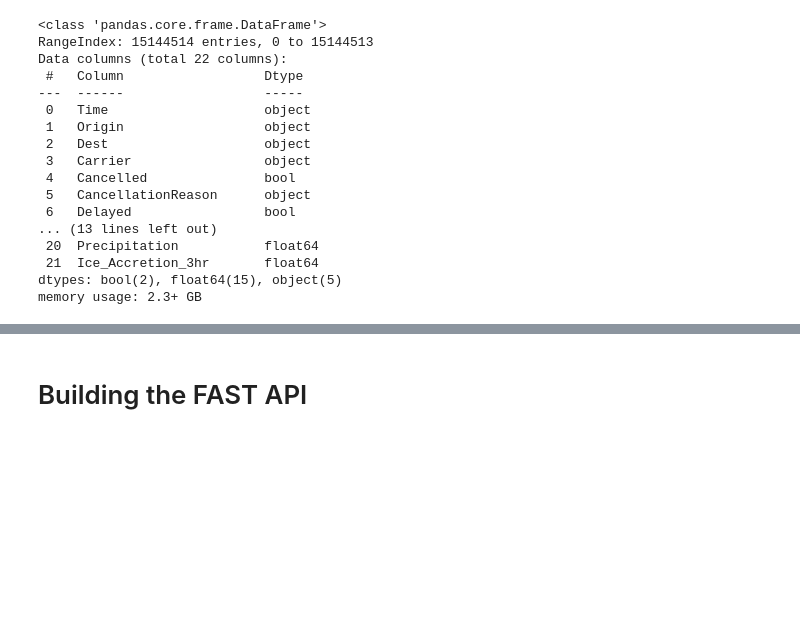
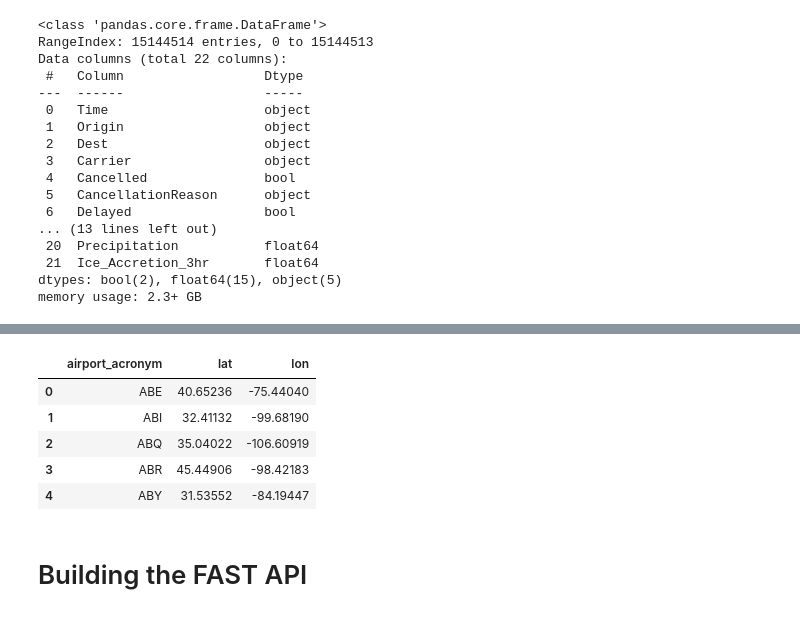
Before and after one commit to diego-mogollon/lateguru, a Jupyter notebook: notebooks/api_C.ipynb, the cells around one changed output, grey strips where cells are left out. Drawn from its saved outputs; the diff is of its cells as text; code cells hidden in the pictures; blank space fills up the shorter version.

```diff
--- a/notebooks/api_C.ipynb
+++ b/notebooks/api_C.ipynb
@@ -117,2 +164,16 @@ memory usage: 2.3+ GB
+# %%
+cleaned_airport_geos_df = airport_geo_df[['IATA_CODE', 'LATITUDE', 'LONGITUDE']]\
+    .rename(columns={'IATA_CODE': 'airport_acronym',
+                     'LATITUDE': 'lat',
+                     'LONGITUDE':'lon'})
+# %%
+cleaned_airport_geos_df.head()
+# %% [output]
+|  | airport_acronym | lat | lon |
+| 0 | ABE | 40.65236 | -75.44040 |
+| 1 | ABI | 32.41132 | -99.68190 |
+| 2 | ABQ | 35.04022 | -106.60919 |
+| 3 | ABR | 45.44906 | -98.42183 |
+| 4 | ABY | 31.53552 | -84.19447 |
 # %% [markdown]
 # Building the FAST API
```
Also changed, not shown: parts of 6 cells of this notebook.
